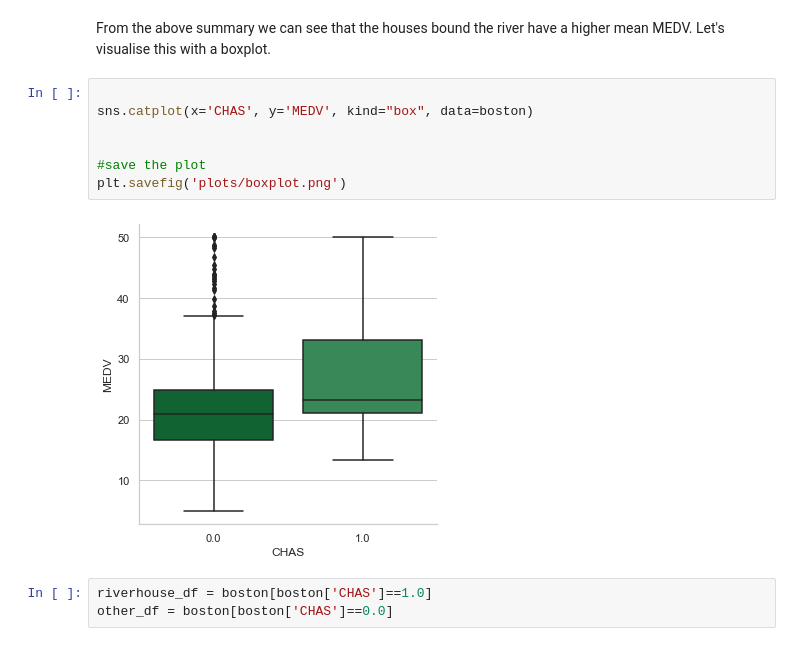
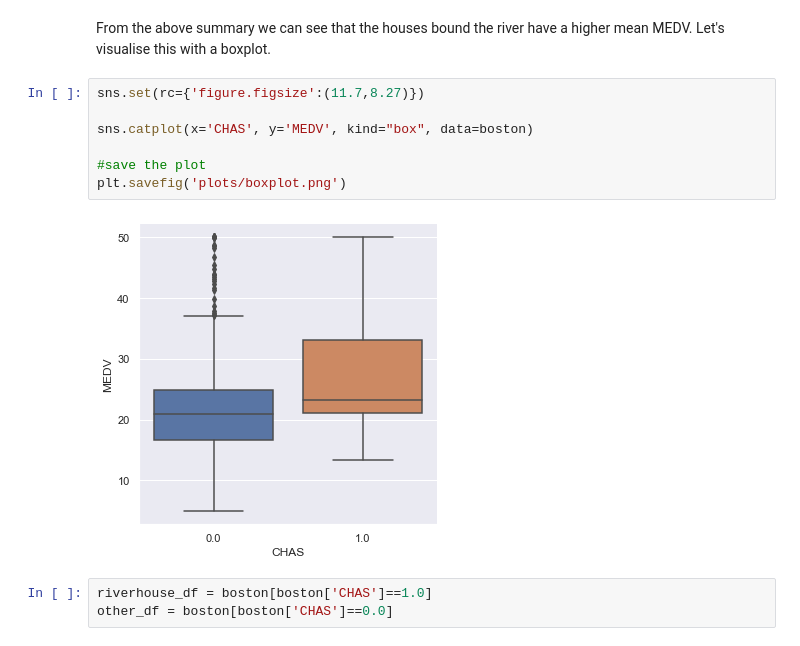
Before and after one commit to RitRa/MachineLearning-project, a Jupyter notebook: Machine Learning and Statistics Project 2019.ipynb, the cells around one changed output. Cells and saved outputs as stored; diff of their text form.

Commit message:
more charts

```diff
--- a/Machine Learning and Statistics Project 2019.ipynb
+++ b/Machine Learning and Statistics Project 2019.ipynb
@@ -239,14 +241,14 @@ rp.summary_cont(boston['MEDV'].groupby(boston['CHAS']))
 # %% [markdown]
 From the above summary we can see that the houses bound the river have a higher mean MEDV. Let's visualise this with a boxplot.
 # %%
+sns.set(rc={'figure.figsize':(11.7,8.27)})
 
 sns.catplot(x='CHAS', y='MEDV', kind="box", data=boston)
 
-
 #save the plot
 plt.savefig('plots/boxplot.png')
 # %% [output]
-[figure, old version]
+[figure, new version]
 # %%
 riverhouse_df = boston[boston['CHAS']==1.0]
 other_df = boston[boston['CHAS']==0.0]
```
Also changed, not shown: parts of 4 cells of this notebook, 7 other files.
